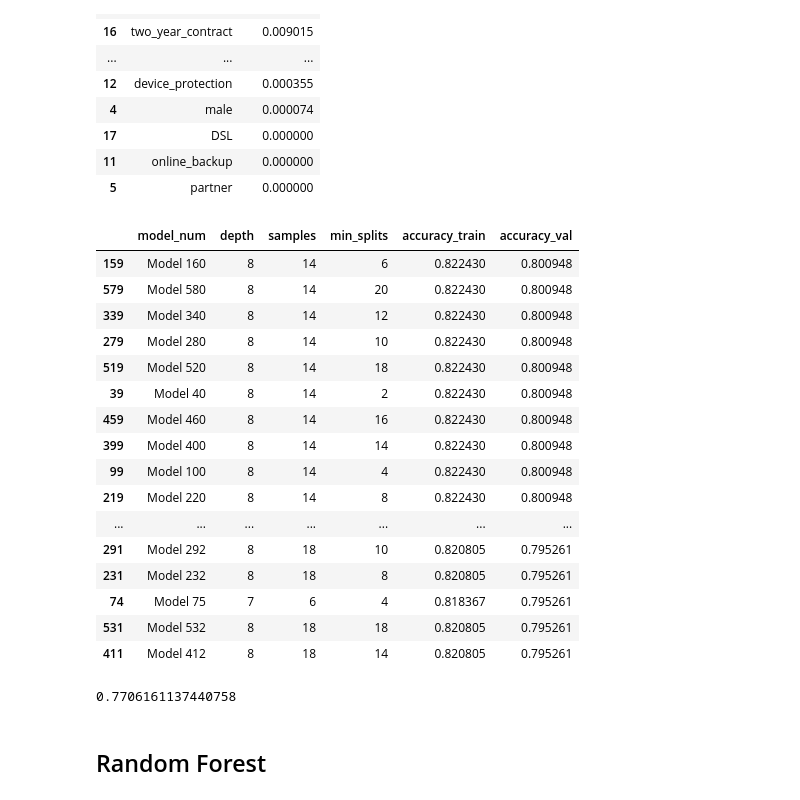
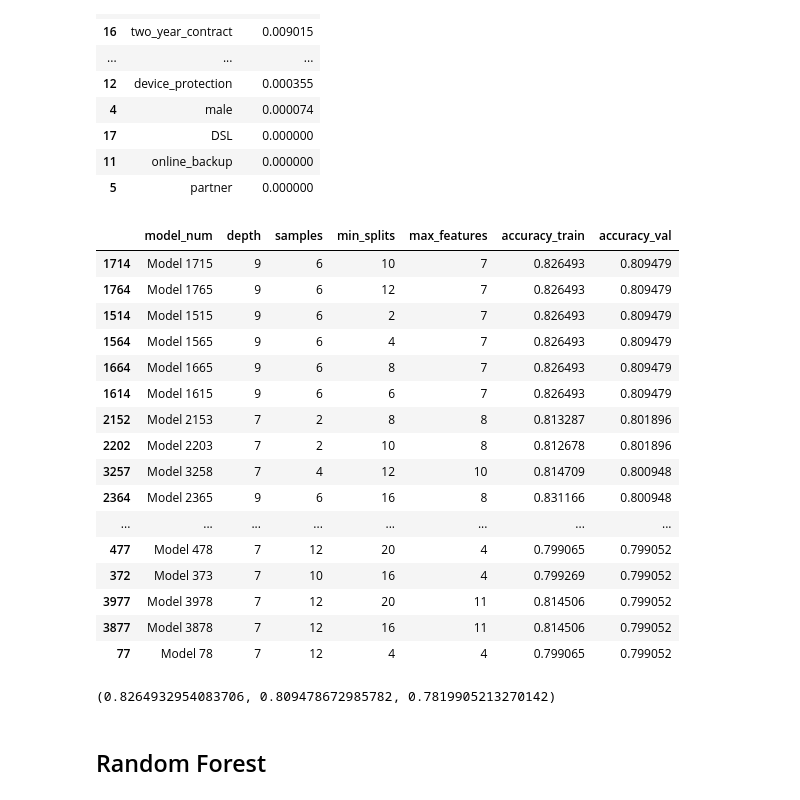
Before and after one commit to nickpedri/Classification-Project, a Jupyter notebook: acquire_prep_explore.ipynb, the cells around one changed output. Saved outputs shown, nothing was run; the diff lists cells and outputs as text; code cells hidden in the pictures.

```diff
--- a/acquire_prep_explore.ipynb
+++ b/acquire_prep_explore.ipynb
@@ -710,56 +714,60 @@ least_important = list(prp.importance(x_train, clf).cols.tail(20))  # create a l
 # %%
 # telco = telco.drop(columns=least_important)
 
 
 model_num = []
 depth = []
 accuracy_train = []
 accuracy_val = []
 samples = []
+max_feat = []
 min_split = []
 gen = 1
 
-for s in range(2,21,2):
-    for i in range(2,21,2):
-        for n in range(5,11):
-            clf = DecisionTreeClassifier(max_depth=n, min_samples_split=s, min_samples_leaf=i, random_state=seed)
-            clf.fit(x_train, y_train)
+for m in range(4,12,1):
+    for s in range(2,21,2):
+        for i in range(2,21,2):
+            for n in range(5,10):
+                clf = DecisionTreeClassifier(max_depth=n, min_samples_split=s, min_samples_leaf=i, max_features=m, random_state=seed)
+                clf.fit(x_train, y_train)
 
-            model_num.append(f'Model {gen}')
-            depth.append(n)
-            min_split.append(s)
-            samples.append(i)
-            accuracy_train.append(clf.score(x_train, y_train))
-            accuracy_val.append(clf.score(x_val, y_val))
-            gen += 1
+                model_num.append(f'Model {gen}')
+                depth.append(n)
+                min_split.append(s)
+                samples.append(i)
+                max_feat.append(m)
+                accuracy_train.append(clf.score(x_train, y_train))
+                accuracy_val.append(clf.score(x_val, y_val))
+                gen += 1
 
 
 
 models = {'model_num':model_num,
           'depth':depth,
           'samples':samples,
           'min_splits':min_split,
+          'max_features':max_feat,
           'accuracy_train':accuracy_train,
           'accuracy_val':accuracy_val}
 
 models = pd.DataFrame(models).sort_values(by='accuracy_val', ascending=False).head(30)
 models
 # %% [output]
-|  | model_num | depth | samples | min_splits | accuracy_train | accuracy_val |
-| 159 | Model 160 | 8 | 14 | 6 | 0.822430 | 0.800948 |
-| 579 | Model 580 | 8 | 14 | 20 | 0.822430 | 0.800948 |
-| 339 | Model 340 | 8 | 14 | 12 | 0.822430 | 0.800948 |
-| 279 | Model 280 | 8 | 14 | 10 | 0.822430 | 0.800948 |
-| 519 | Model 520 | 8 | 14 | 18 | 0.822430 | 0.800948 |
-| 39 | Model 40 | 8 | 14 | 2 | 0.822430 | 0.800948 |
-| 459 | Model 460 | 8 | 14 | 16 | 0.822430 | 0.800948 |
-| 399 | Model 400 | 8 | 14 | 14 | 0.822430 | 0.800948 |
-| 99 | Model 100 | 8 | 14 | 4 | 0.822430 | 0.800948 |
-| 219 | Model 220 | 8 | 14 | 8 | 0.822430 | 0.800948 |
-| ... | ... | ... | ... | ... | ... | ... |
-| 291 | Model 292 | 8 | 18 | 10 | 0.820805 | 0.795261 |
-| 231 | Model 232 | 8 | 18 | 8 | 0.820805 | 0.795261 |
-| 74 | Model 75 | 7 | 6 | 4 | 0.818367 | 0.795261 |
-| 531 | Model 532 | 8 | 18 | 18 | 0.820805 | 0.795261 |
-| 411 | Model 412 | 8 | 18 | 14 | 0.820805 | 0.795261 |
+|  | model_num | depth | samples | min_splits | max_features | accuracy_train | accuracy_val |
+| 1714 | Model 1715 | 9 | 6 | 10 | 7 | 0.826493 | 0.809479 |
+| 1764 | Model 1765 | 9 | 6 | 12 | 7 | 0.826493 | 0.809479 |
+| 1514 | Model 1515 | 9 | 6 | 2 | 7 | 0.826493 | 0.809479 |
+| 1564 | Model 1565 | 9 | 6 | 4 | 7 | 0.826493 | 0.809479 |
+| 1664 | Model 1665 | 9 | 6 | 8 | 7 | 0.826493 | 0.809479 |
+| 1614 | Model 1615 | 9 | 6 | 6 | 7 | 0.826493 | 0.809479 |
+| 2152 | Model 2153 | 7 | 2 | 8 | 8 | 0.813287 | 0.801896 |
+| 2202 | Model 2203 | 7 | 2 | 10 | 8 | 0.812678 | 0.801896 |
+| 3257 | Model 3258 | 7 | 4 | 12 | 10 | 0.814709 | 0.800948 |
+| 2364 | Model 2365 | 9 | 6 | 16 | 8 | 0.831166 | 0.800948 |
+| ... | ... | ... | ... | ... | ... | ... | ... |
+| 477 | Model 478 | 7 | 12 | 20 | 4 | 0.799065 | 0.799052 |
+| 372 | Model 373 | 7 | 10 | 16 | 4 | 0.799269 | 0.799052 |
+| 3977 | Model 3978 | 7 | 12 | 20 | 11 | 0.814506 | 0.799052 |
+| 3877 | Model 3878 | 7 | 12 | 16 | 11 | 0.814506 | 0.799052 |
+| 77 | Model 78 | 7 | 12 | 4 | 4 | 0.799065 | 0.799052 |
 # %%
@@ -767,9 +775,9 @@ models
 # %%
-clf = DecisionTreeClassifier(max_depth=7, min_samples_split=10, random_state=seed)
+clf = DecisionTreeClassifier(max_depth=9, min_samples_split=10, min_samples_leaf=6, max_features=7, random_state=seed)
 clf.fit(x_train, y_train)
-clf.score(x_test,y_test)
+clf.score(x_train, y_train), clf.score(x_val,y_val), clf.score(x_test,y_test)
 # %% [output]
-0.7706161137440758
+(0.8264932954083706, 0.809478672985782, 0.7819905213270142)
 # %% [markdown]
 ## Random Forest
 # %%
```
Also changed, not shown: parts of 28 cells of this notebook, 2 other files.
